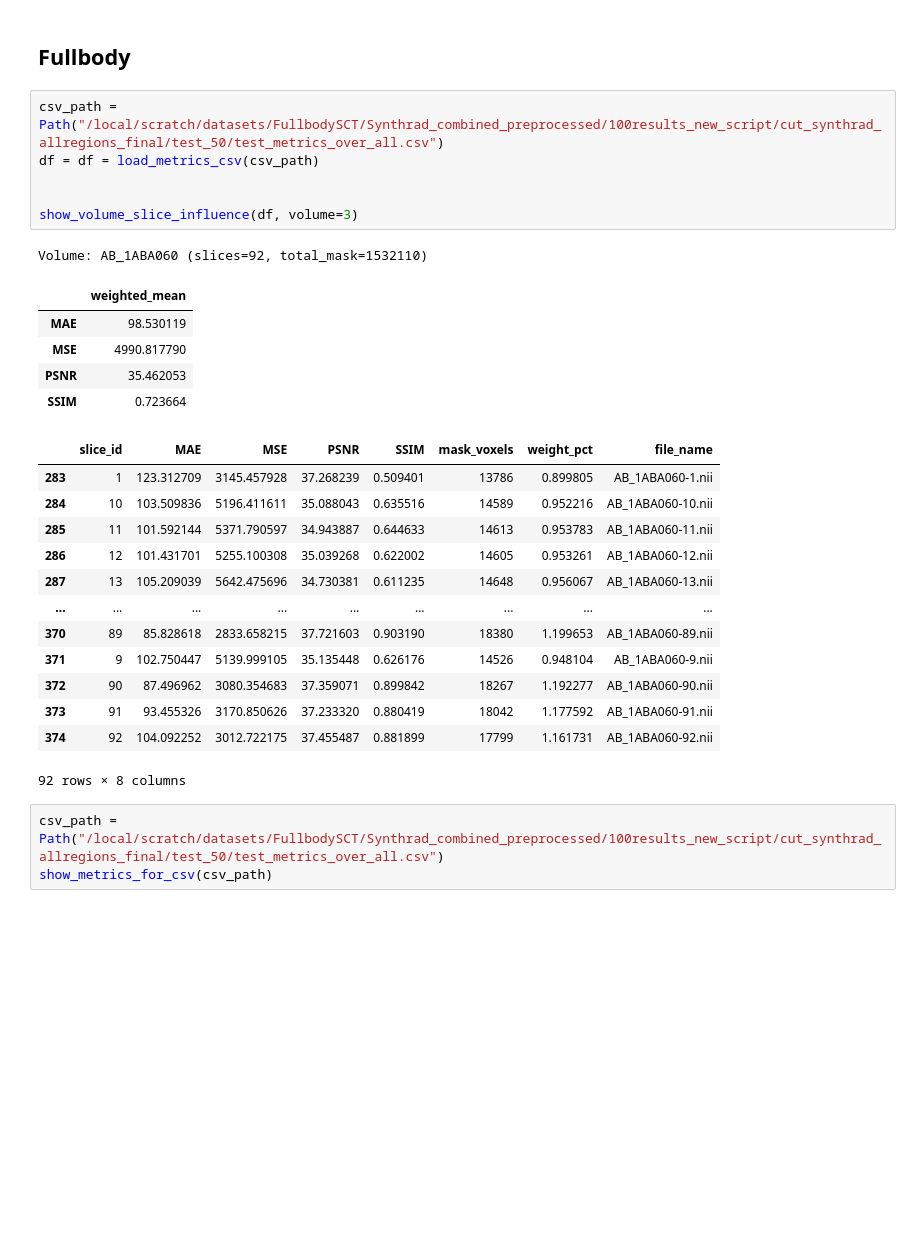
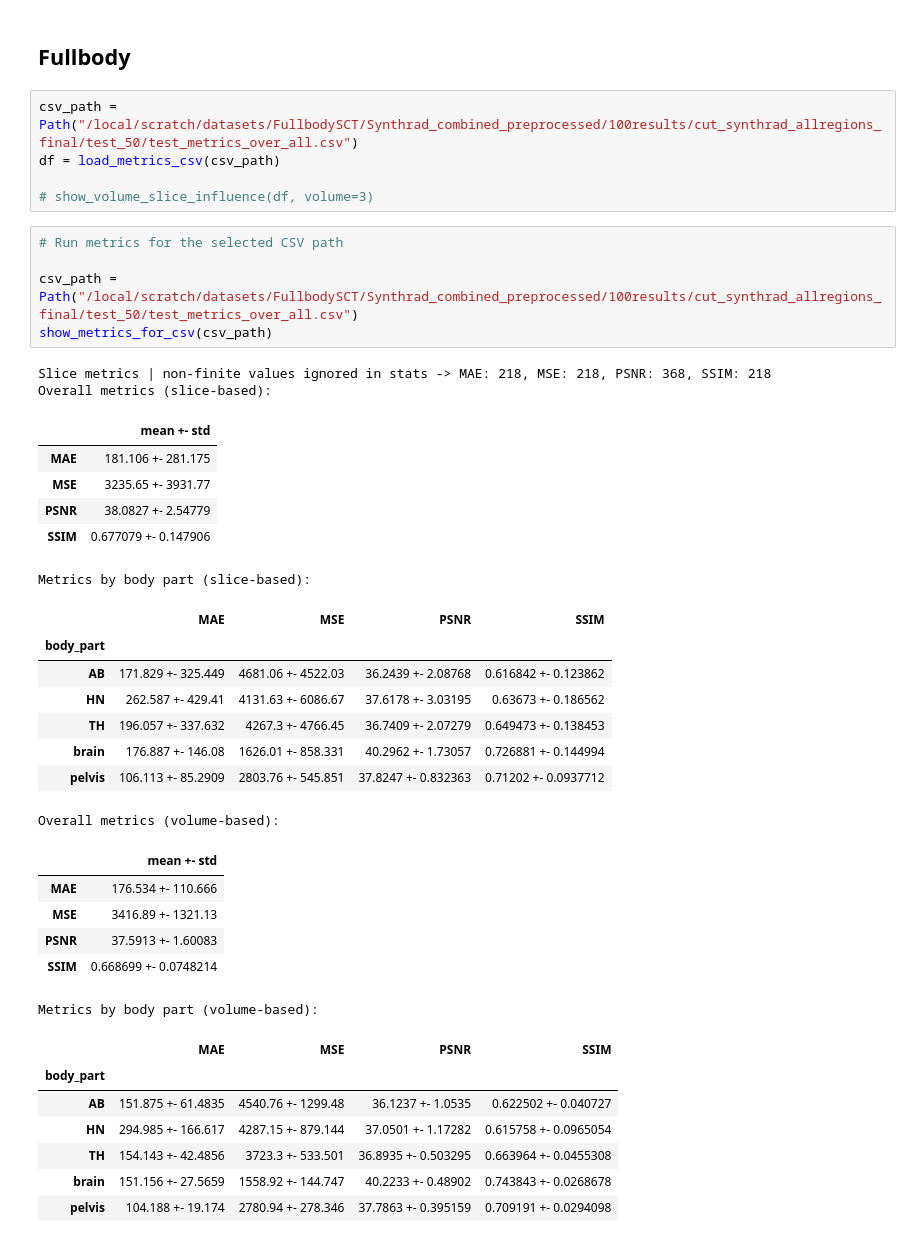
Before and after one commit to NicSchuler/fullbody-sCT, a Jupyter notebook: training/notebooks/read_test_metrics.ipynb, the cells around one changed output. Drawn from its saved outputs; the diff is of its cells as text; blank space fills up the shorter version.

```diff
--- a/training/notebooks/read_test_metrics.ipynb
+++ b/training/notebooks/read_test_metrics.ipynb
@@ -311,31 +394,42 @@ Metrics by body part (volume-based):
 # %% [markdown]
 ## Fullbody
 # %%
-csv_path = Path("/local/scratch/datasets/FullbodySCT/Synthrad_combined_preprocessed/100results_new_script/cut_synthrad_allregions_final/test_50/test_metrics_over_all.csv")
-df = df = load_metrics_csv(csv_path)
+csv_path = Path("/local/scratch/datasets/FullbodySCT/Synthrad_combined_preprocessed/100results/cut_synthrad_allregions_final/test_50/test_metrics_over_all.csv")
+df = load_metrics_csv(csv_path)
 
-
-show_volume_slice_influence(df, volume=3)
+# show_volume_slice_influence(df, volume=3)
-# %% [output]
-Volume: AB_1ABA060 (slices=92, total_mask=1532110)
-|  | weighted_mean |
-| MAE | 98.530119 |
-| MSE | 4990.817790 |
-| PSNR | 35.462053 |
-| SSIM | 0.723664 |
-|  | slice_id | MAE | MSE | PSNR | SSIM | mask_voxels | weight_pct | file_name |
-| 283 | 1 | 123.312709 | 3145.457928 | 37.268239 | 0.509401 | 13786 | 0.899805 | AB_1ABA060-1.nii |
-| 284 | 10 | 103.509836 | 5196.411611 | 35.088043 | 0.635516 | 14589 | 0.952216 | AB_1ABA060-10.nii |
-| 285 | 11 | 101.592144 | 5371.790597 | 34.943887 | 0.644633 | 14613 | 0.953783 | AB_1ABA060-11.nii |
-| 286 | 12 | 101.431701 | 5255.100308 | 35.039268 | 0.622002 | 14605 | 0.953261 | AB_1ABA060-12.nii |
-| 287 | 13 | 105.209039 | 5642.475696 | 34.730381 | 0.611235 | 14648 | 0.956067 | AB_1ABA060-13.nii |
-| ... | ... | ... | ... | ... | ... | ... | ... | ... |
-| 370 | 89 | 85.828618 | 2833.658215 | 37.721603 | 0.903190 | 18380 | 1.199653 | AB_1ABA060-89.nii |
-| 371 | 9 | 102.750447 | 5139.999105 | 35.135448 | 0.626176 | 14526 | 0.948104 | AB_1ABA060-9.nii |
-| 372 | 90 | 87.496962 | 3080.354683 | 37.359071 | 0.899842 | 18267 | 1.192277 | AB_1ABA060-90.nii |
-| 373 | 91 | 93.455326 | 3170.850626 | 37.233320 | 0.880419 | 18042 | 1.177592 | AB_1ABA060-91.nii |
-| 374 | 92 | 104.092252 | 3012.722175 | 37.455487 | 0.881899 | 17799 | 1.161731 | AB_1ABA060-92.nii |
-92 rows × 8 columns
 # %%
-csv_path = Path("/local/scratch/datasets/FullbodySCT/Synthrad_combined_preprocessed/100results_new_script/cut_synthrad_allregions_final/test_50/test_metrics_over_all.csv")
+# Run metrics for the selected CSV path
+
+csv_path = Path("/local/scratch/datasets/FullbodySCT/Synthrad_combined_preprocessed/100results/cut_synthrad_allregions_final/test_50/test_metrics_over_all.csv")
 show_metrics_for_csv(csv_path)
+# %% [output]
+Slice metrics | non-finite values ignored in stats -> MAE: 218, MSE: 218, PSNR: 368, SSIM: 218
+Overall metrics (slice-based):
+|  | mean +- std |
+| MAE | 181.106 +- 281.175 |
+| MSE | 3235.65 +- 3931.77 |
+| PSNR | 38.0827 +- 2.54779 |
+| SSIM | 0.677079 +- 0.147906 |
+Metrics by body part (slice-based):
+|  | MAE | MSE | PSNR | SSIM |
+| body_part |  |  |  |  |
+| AB | 171.829 +- 325.449 | 4681.06 +- 4522.03 | 36.2439 +- 2.08768 | 0.616842 +- 0.123862 |
+| HN | 262.587 +- 429.41 | 4131.63 +- 6086.67 | 37.6178 +- 3.03195 | 0.63673 +- 0.186562 |
+| TH | 196.057 +- 337.632 | 4267.3 +- 4766.45 | 36.7409 +- 2.07279 | 0.649473 +- 0.138453 |
+| brain | 176.887 +- 146.08 | 1626.01 +- 858.331 | 40.2962 +- 1.73057 | 0.726881 +- 0.144994 |
+| pelvis | 106.113 +- 85.2909 | 2803.76 +- 545.851 | 37.8247 +- 0.832363 | 0.71202 +- 0.0937712 |
+Overall metrics (volume-based):
+|  | mean +- std |
+| MAE | 176.534 +- 110.666 |
+| MSE | 3416.89 +- 1321.13 |
+| PSNR | 37.5913 +- 1.60083 |
+| SSIM | 0.668699 +- 0.0748214 |
+Metrics by body part (volume-based):
+|  | MAE | MSE | PSNR | SSIM |
+| body_part |  |  |  |  |
+| AB | 151.875 +- 61.4835 | 4540.76 +- 1299.48 | 36.1237 +- 1.0535 | 0.622502 +- 0.040727 |
+| HN | 294.985 +- 166.617 | 4287.15 +- 879.144 | 37.0501 +- 1.17282 | 0.615758 +- 0.0965054 |
+| TH | 154.143 +- 42.4856 | 3723.3 +- 533.501 | 36.8935 +- 0.503295 | 0.663964 +- 0.0455308 |
+| brain | 151.156 +- 27.5659 | 1558.92 +- 144.747 | 40.2233 +- 0.48902 | 0.743843 +- 0.0268678 |
+| pelvis | 104.188 +- 19.174 | 2780.94 +- 278.346 | 37.7863 +- 0.395159 | 0.709191 +- 0.0294098 |
```
Also changed, not shown: parts of 54 cells of this notebook.
